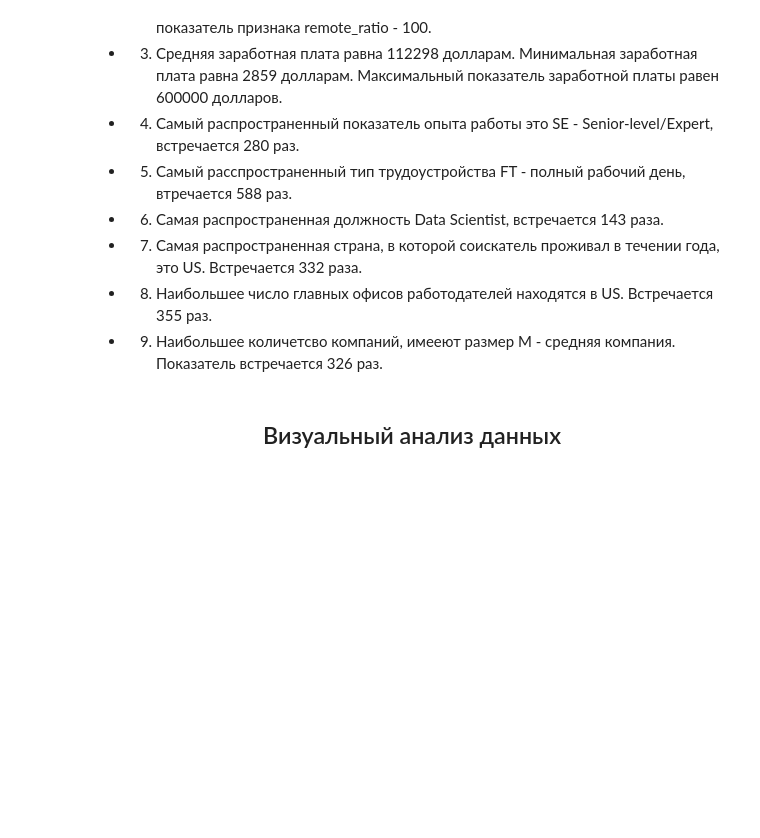
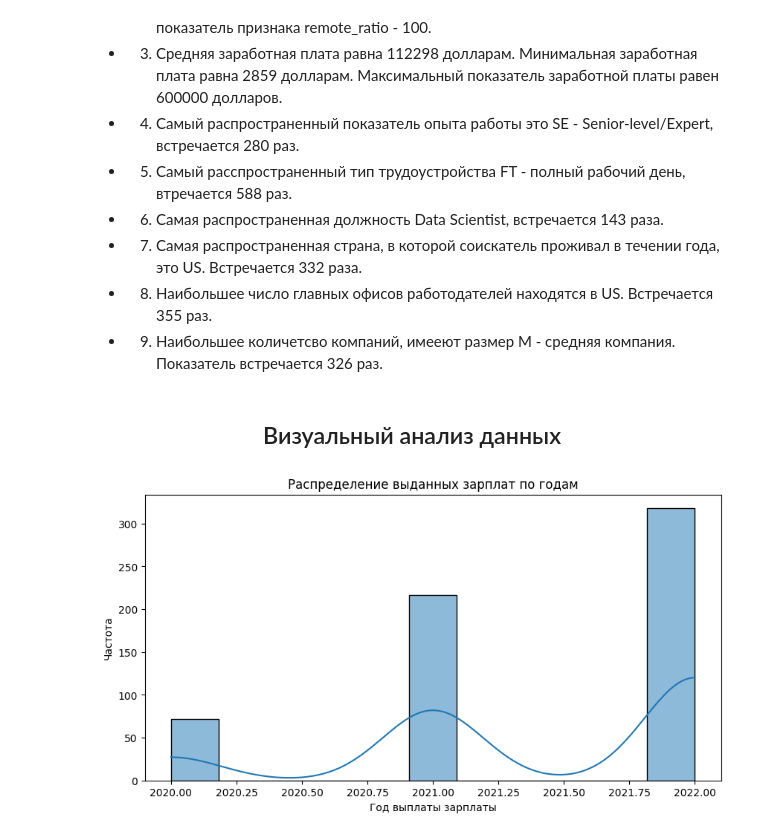
Before and after one commit to Kagemushe/sf_data_science, a Jupyter notebook: ds_salaries.ipynb, the cells around one changed output. Saved outputs shown, nothing was run; the diff lists cells and outputs as text; code cells hidden in the pictures; blank space fills up the shorter version.

```diff
--- a/ds_salaries.ipynb
+++ b/ds_salaries.ipynb
@@ -183,0 +182,8 @@ fig, axes = sns.histplot(1, 1, figsize = (10, 5))
+# %%
+# Строим гистограмму распределения частоты для признака work_year
+fig, axes = plt.subplots(1, 1, figsize = (10, 5))
+sns.histplot(data['work_year'], kde=True)
+axes.set(xlabel='Год выплаты зарплаты', ylabel='Частота')
+axes.set(title='Распределение выданных зарплат по годам');
+# %% [output]
+[figure, added]
```
Also changed, not shown: parts of 69 cells of this notebook.
